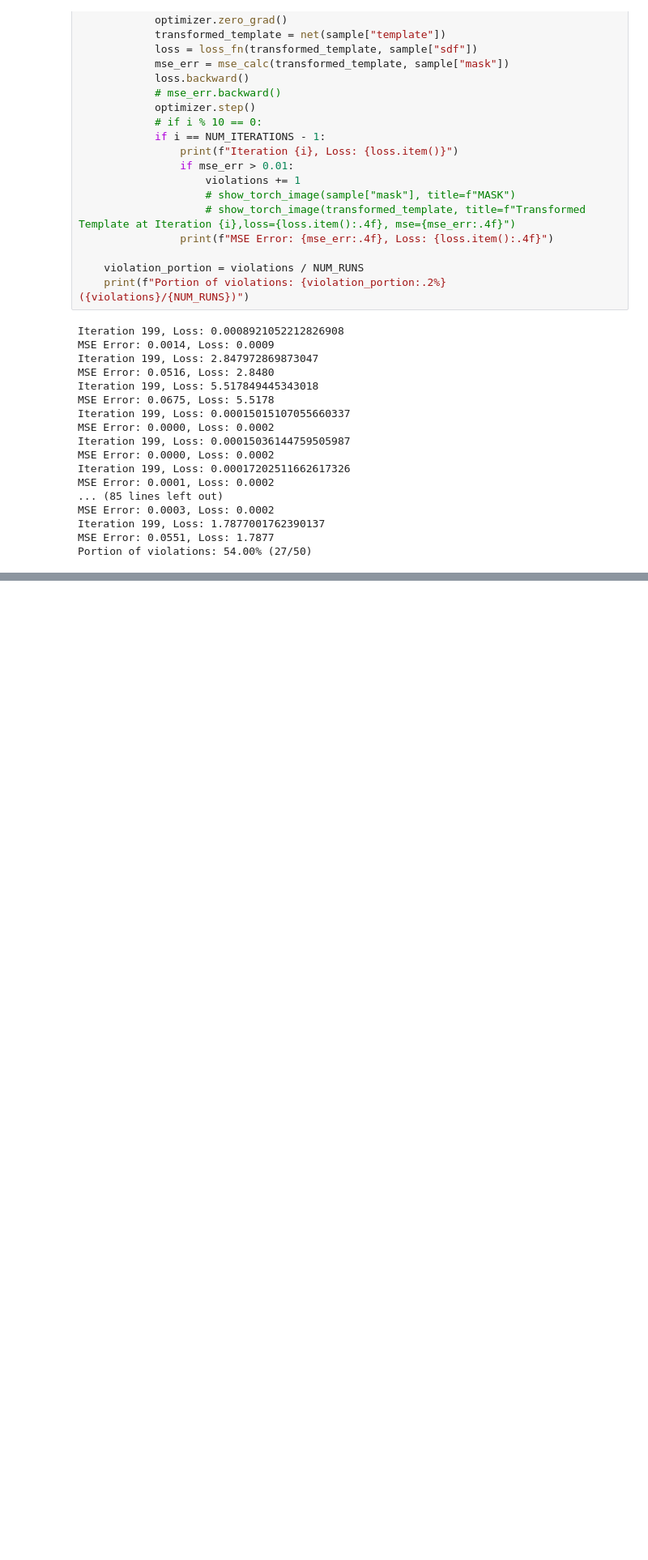
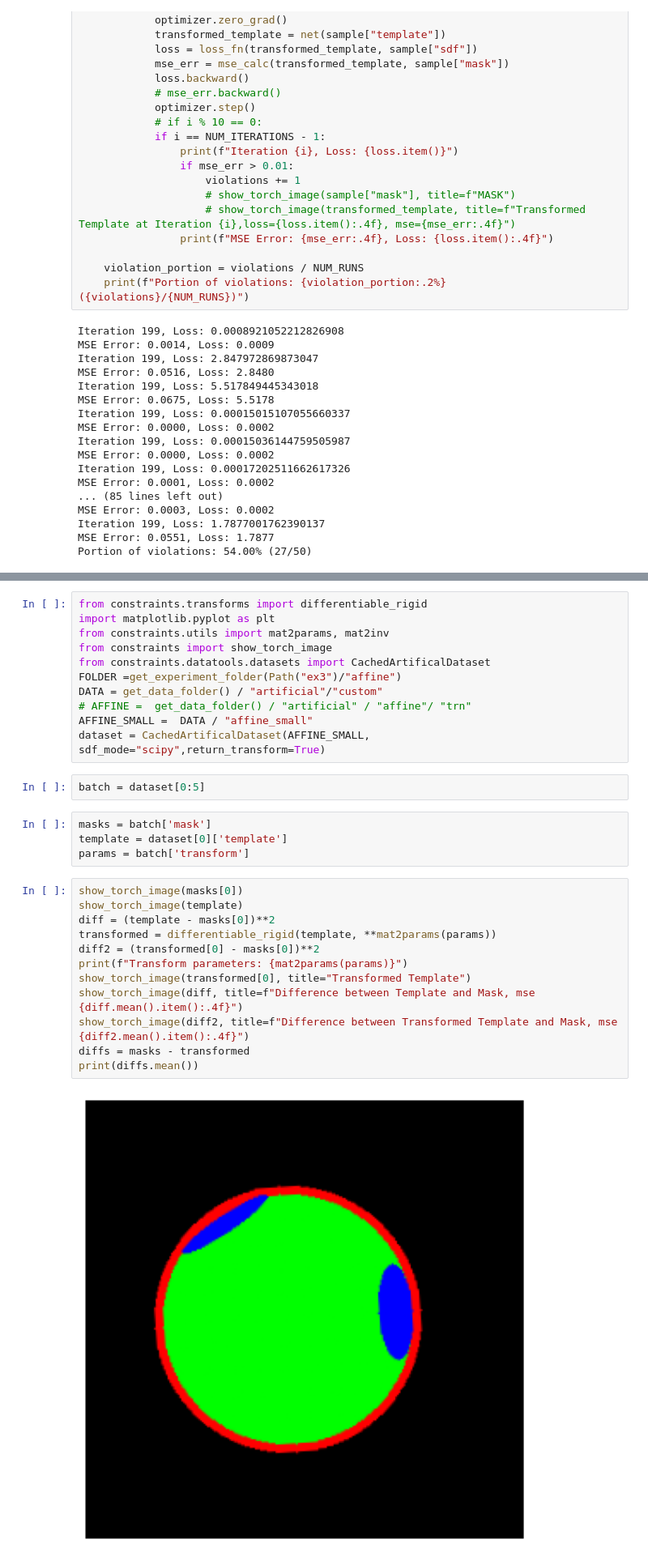
Before and after one commit to majklost/ctu-constraints, a Jupyter notebook: notebooks/ex3/affine.ipynb, the cells around one changed output, grey strips where cells are left out. Shown at 81% size. Saved outputs shown, nothing was run; the diff lists cells and outputs as text; blank space fills up the shorter version.

```diff
--- a/notebooks/ex3/affine.ipynb
+++ b/notebooks/ex3/affine.ipynb
@@ -108,0 +116,31 @@ Portion of violations: 54.00% (27/50)
+# %%
+from constraints.transforms import differentiable_rigid
+import matplotlib.pyplot as plt
+from constraints.utils import mat2params, mat2inv
+from constraints import show_torch_image
+from constraints.datatools.datasets import CachedArtificalDataset
+FOLDER =get_experiment_folder(Path("ex3")/"affine")
+DATA = get_data_folder() / "artificial"/"custom"
+# AFFINE =  get_data_folder() / "artificial" / "affine"/ "trn"
+AFFINE_SMALL =  DATA / "affine_small"
+dataset = CachedArtificalDataset(AFFINE_SMALL, sdf_mode="scipy",return_transform=True)
+# %%
+batch = dataset[0:5]
+# %%
+masks = batch['mask']
+template = dataset[0]['template']
+params = batch['transform']
+# %%
+show_torch_image(masks[0])
+show_torch_image(template)
+diff = (template - masks[0])**2
+transformed = differentiable_rigid(template, **mat2params(params))
+diff2 = (transformed[0] - masks[0])**2
+print(f"Transform parameters: {mat2params(params)}")
+show_torch_image(transformed[0], title="Transformed Template")
+show_torch_image(diff, title=f"Difference between Template and Mask, mse {diff.mean().item():.4f}")
+show_torch_image(diff2, title=f"Difference between Transformed Template and Mask, mse {diff2.mean().item():.4f}")
+diffs = masks - transformed
+print(diffs.mean())
+# %% [output]
+[figure, added]
```
Also changed, not shown: parts of 4 cells of this notebook, 9 other files.
